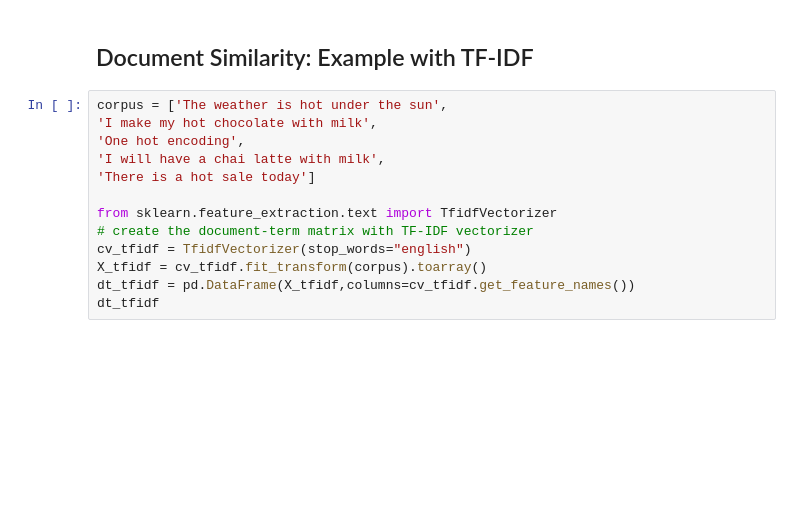
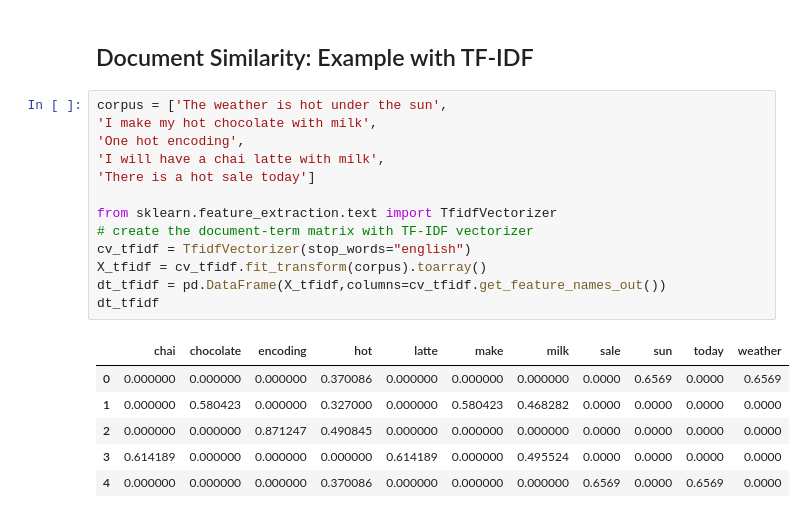
Before and after one commit to Danieal3223/AI_practical_saves, a Jupyter notebook: (Part_1)_NLP_Student.ipynb, the cells around one changed output. Saved outputs shown, nothing was run; the diff lists cells and outputs as text; blank space fills up the shorter version.

```diff
--- a/(Part_1)_NLP_Student.ipynb
+++ b/(Part_1)_NLP_Student.ipynb
@@ -839,16 +910,23 @@ pd.DataFrame(X_tfidf, columns=cv_tfidf.get_feature_names())
 # %%
 corpus = ['The weather is hot under the sun',
 'I make my hot chocolate with milk',
 'One hot encoding',
 'I will have a chai latte with milk',
 'There is a hot sale today']
 
 from sklearn.feature_extraction.text import TfidfVectorizer
 # create the document-term matrix with TF-IDF vectorizer
 cv_tfidf = TfidfVectorizer(stop_words="english")
 X_tfidf = cv_tfidf.fit_transform(corpus).toarray()
-dt_tfidf = pd.DataFrame(X_tfidf,columns=cv_tfidf.get_feature_names())
+dt_tfidf = pd.DataFrame(X_tfidf,columns=cv_tfidf.get_feature_names_out())
 dt_tfidf
+# %% [output]
+|  | chai | chocolate | encoding | hot | latte | make | milk | sale | sun | today | weather |
+| 0 | 0.000000 | 0.000000 | 0.000000 | 0.370086 | 0.000000 | 0.000000 | 0.000000 | 0.0000 | 0.6569 | 0.0000 | 0.6569 |
+| 1 | 0.000000 | 0.580423 | 0.000000 | 0.327000 | 0.000000 | 0.580423 | 0.468282 | 0.0000 | 0.0000 | 0.0000 | 0.0000 |
+| 2 | 0.000000 | 0.000000 | 0.871247 | 0.490845 | 0.000000 | 0.000000 | 0.000000 | 0.0000 | 0.0000 | 0.0000 | 0.0000 |
+| 3 | 0.614189 | 0.000000 | 0.000000 | 0.000000 | 0.614189 | 0.000000 | 0.495524 | 0.0000 | 0.0000 | 0.0000 | 0.0000 |
+| 4 | 0.000000 | 0.000000 | 0.000000 | 0.370086 | 0.000000 | 0.000000 | 0.000000 | 0.6569 | 0.0000 | 0.6569 | 0.0000 |
 # %%
 # calculate the cosine similarity for all pairs of phrases and sort by most similar
 results_tfidf = [cosine_similarity([X_tfidf[a_index]], [X_tfidf[b_index]]) for (a_index, b_index) in pairs]
```
Also changed, not shown: parts of 14 cells of this notebook.
